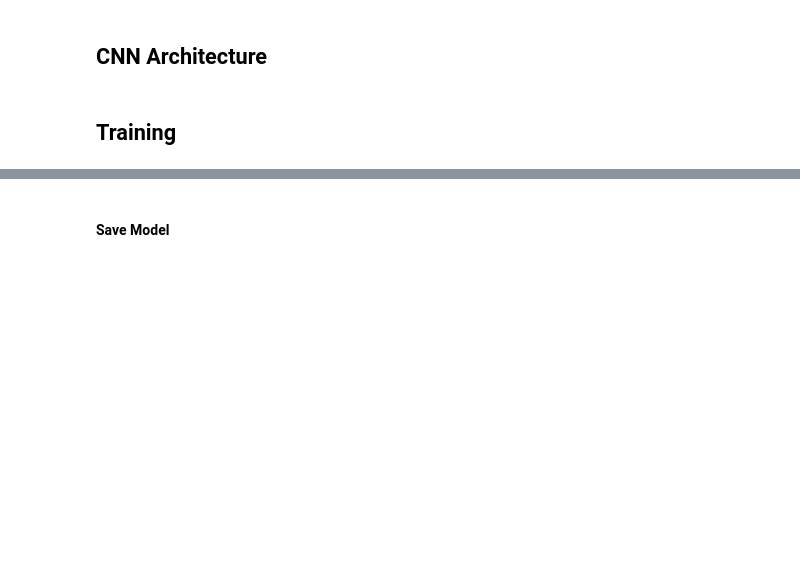
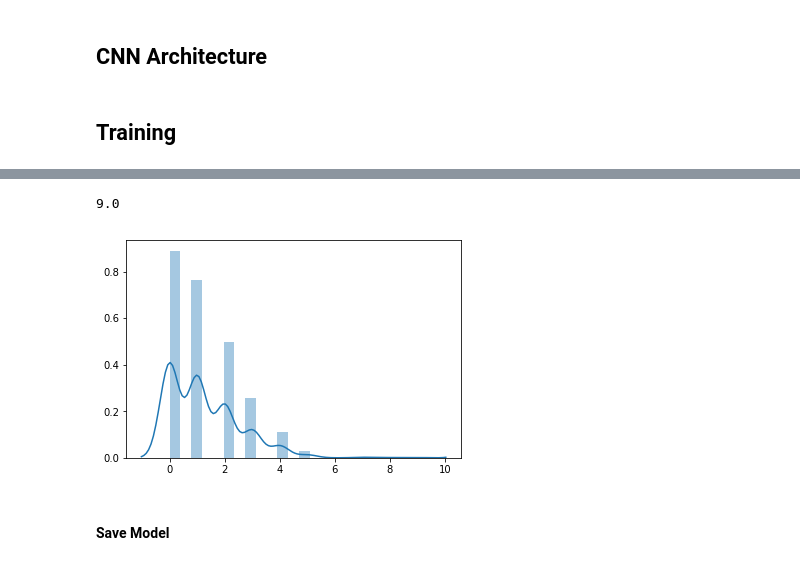
Before and after one commit to dziganto/DQN, a Jupyter notebook: DQN_prototype_v2.1.ipynb, the cells around one changed output, grey strips where cells are left out. Saved outputs shown, nothing was run; the diff lists cells and outputs as text; code cells hidden in the pictures; blank space fills up the shorter version.

Commit message:
Added 1000 random trials

```diff
--- a/DQN_prototype_v2.1.ipynb
+++ b/DQN_prototype_v2.1.ipynb
@@ -176,0 +161,35 @@ action: 2
+# %%
+env = gym.make('Breakout-v0')
+
+rewards = []
+steps = []
+
+for game in range(1000):
+
+    myreward = 0
+
+    # reset game
+    env.reset()
+
+    for t in range(1000):
+
+        # show in real-time
+        #env.render()
+
+        # take a random action
+        if t == 0:
+            action = 1
+        else:
+            action = env.action_space.sample()
+
+        # get feedback
+        observation, reward, done, info = env.step(action)
+        myreward += reward
+
+        # end game when out of balls
+        if done:
+            rewards.append(myreward)
+            steps.append(t)
+            stats = zip(steps, rewards)
+            env.close()
+            break
@@ -177,3 +198,12 @@ action: 2
+# %%
+max(rewards)
+# %% [output]
+9.0
+# %%
+import seaborn as sns
+sns.distplot(rewards);
+# %% [output]
+[figure, added]
 # %%
     for t in range(time_steps):
 
```
Also changed, not shown: parts of 3 cells of this notebook.
